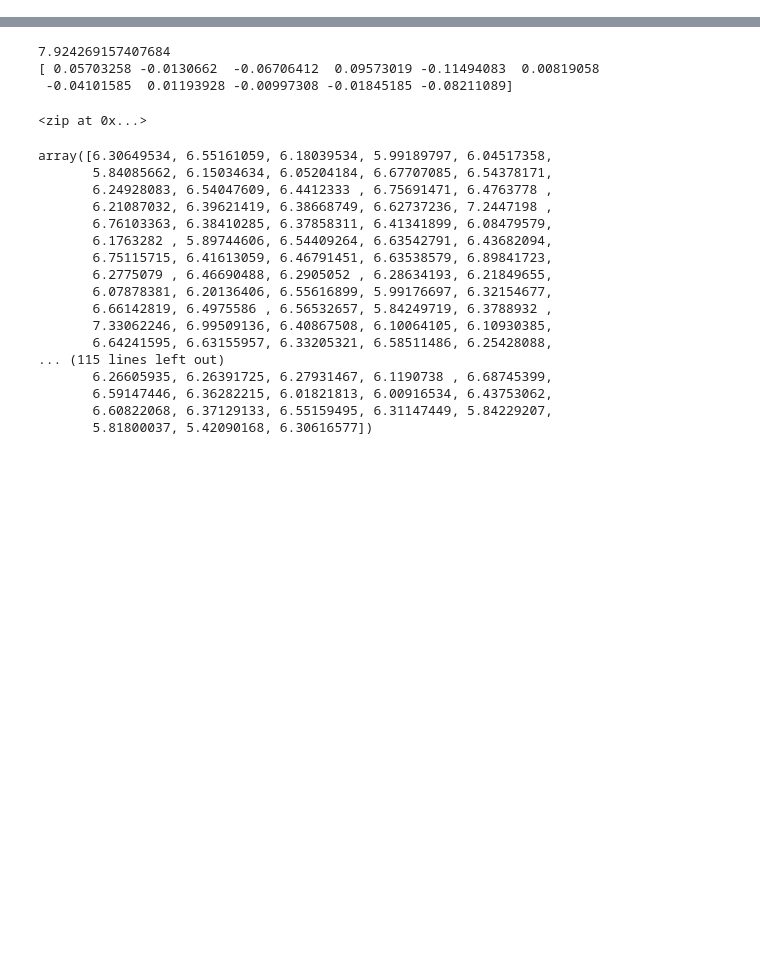
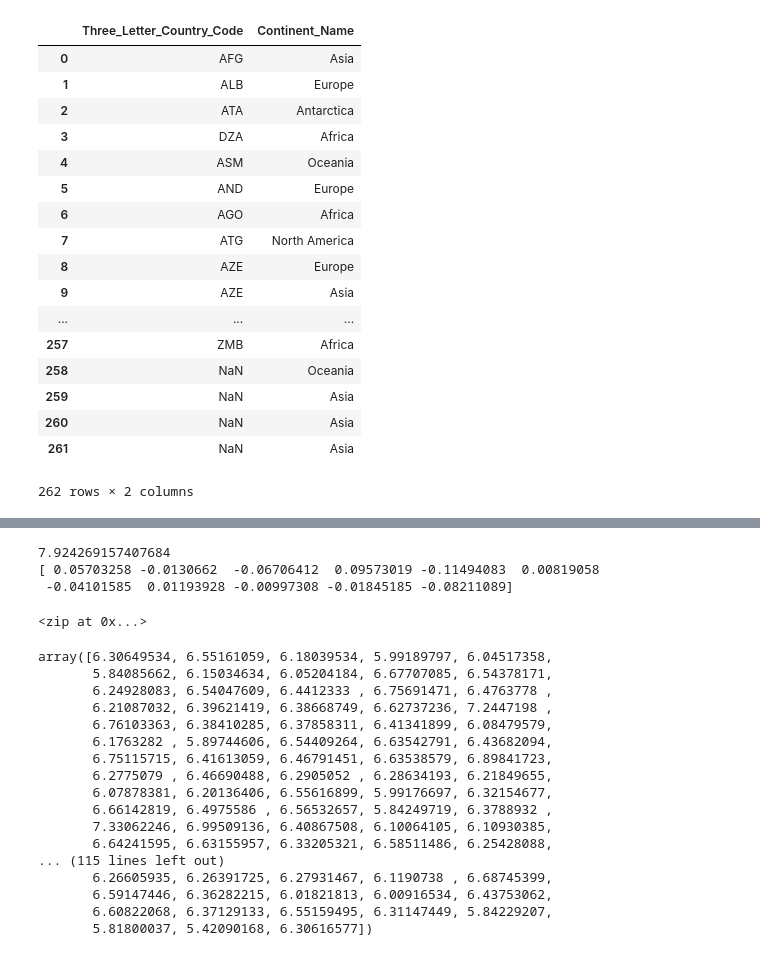
Before and after one commit to ValerieLangat/DS-Project-2---Predictive-Modeling, a Jupyter notebook: dialing_back_as_simple_as_possible.ipynb, the cells around one changed output, grey strips where cells are left out. Drawn from its saved outputs; the diff is of its cells as text; code cells hidden in the pictures; blank space fills up the shorter version.

```diff
--- a/dialing_back_as_simple_as_possible.ipynb
+++ b/dialing_back_as_simple_as_possible.ipynb
@@ -3,3 +31,38 @@
+# %%
+import datapackage
+import pandas as pd
+import numpy as np
+
+data_codes = 'https://datahub.io/JohnSnowLabs/country-and-continent-codes-list/datapackage.json'
+
+package = datapackage.Package(data_codes)
+
+resources = package.resources
+for resource in resources:
+    if resource.tabular:
+        dcodes = pd.read_csv(resource.descriptor['path'])
+# %%
+codes = dcodes[['Three_Letter_Country_Code', 'Continent_Name']]
+codes
+# %% [output]
+|  | Three_Letter_Country_Code | Continent_Name |
+| 0 | AFG | Asia |
+| 1 | ALB | Europe |
+| 2 | ATA | Antarctica |
+| 3 | DZA | Africa |
+| 4 | ASM | Oceania |
+| 5 | AND | Europe |
+| 6 | AGO | Africa |
+| 7 | ATG | North America |
+| 8 | AZE | Europe |
+| 9 | AZE | Asia |
+| ... | ... | ... |
+| 257 | ZMB | Africa |
+| 258 | NaN | Oceania |
+| 259 | NaN | Asia |
+| 260 | NaN | Asia |
+| 261 | NaN | Asia |
+262 rows × 2 columns
 # %%
 pip install category_encoders
 # %% [output]
```
Also changed, not shown: parts of 21 cells of this notebook.
